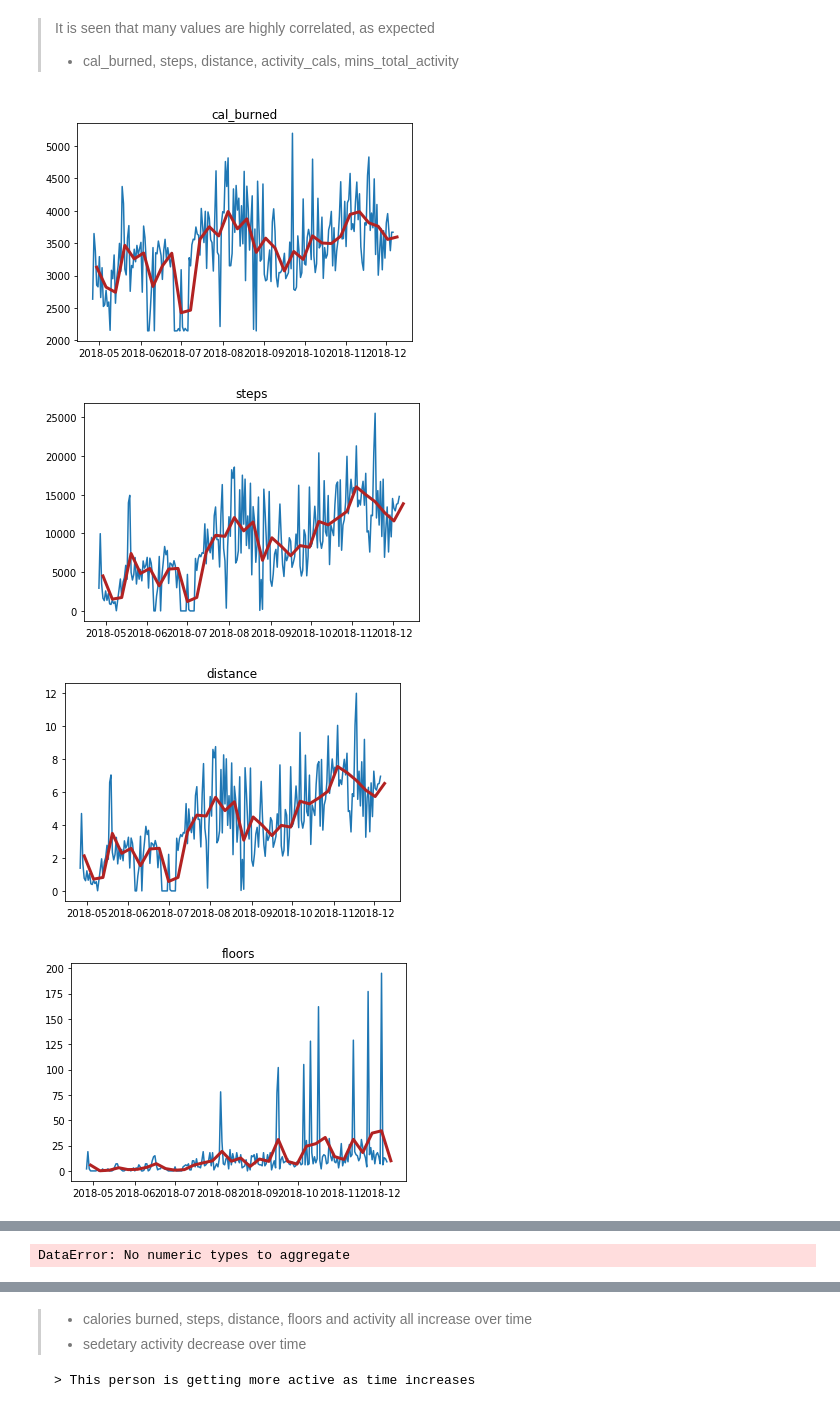
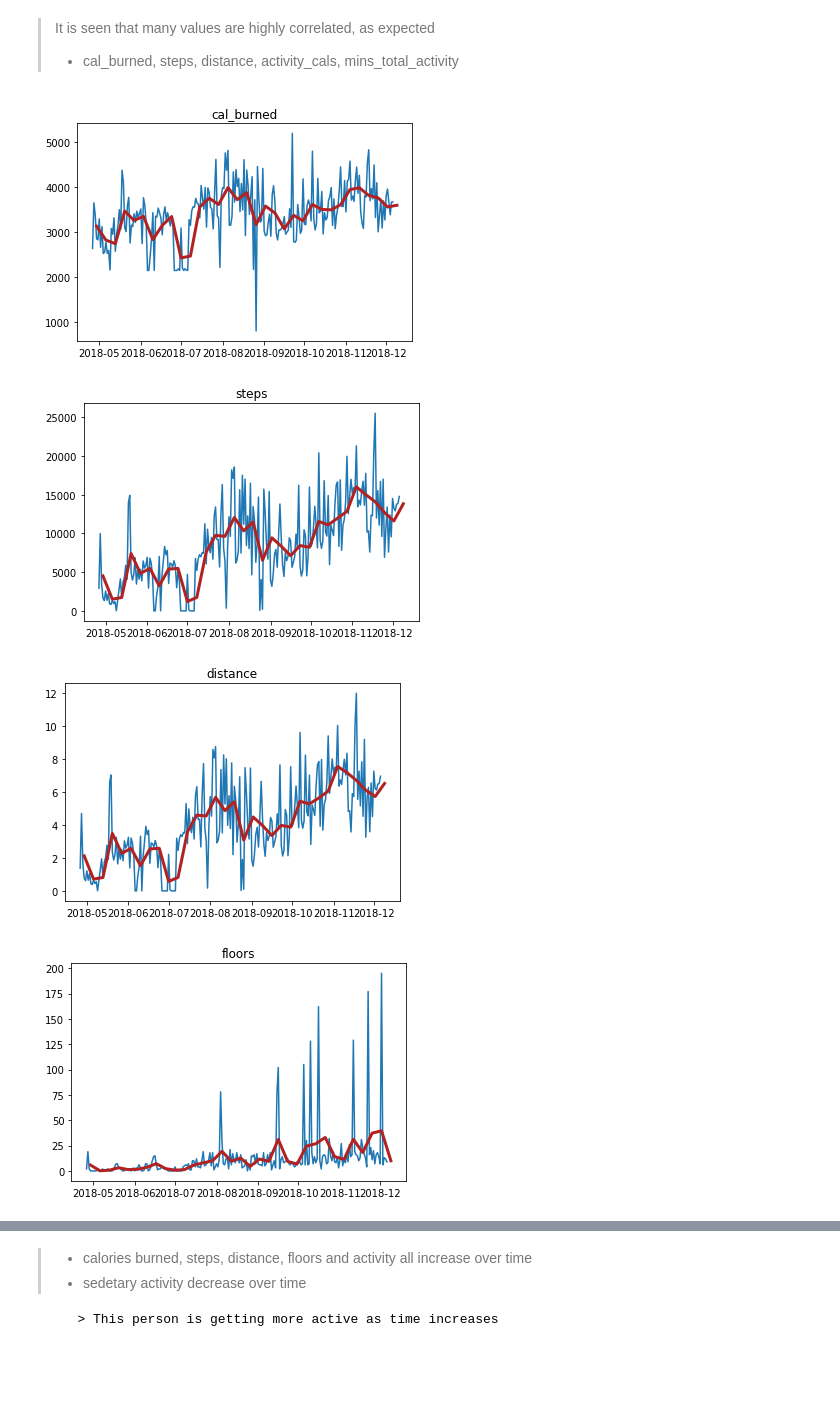
Before and after one commit to Dom-Misty/fit_bit_project, a Jupyter notebook: fitbit-pipeline.ipynb, the cells around one changed output, grey strips where cells are left out. Drawn from its saved outputs; the diff is of its cells as text; code cells hidden in the pictures; blank space fills up the shorter version.

```diff
--- a/fitbit-pipeline.ipynb
+++ b/fitbit-pipeline.ipynb
@@ -210,9 +214,9 @@ plt.show()
 > It is seen that many values are highly correlated, as expected
 > - cal_burned, steps, distance, activity_cals, mins_total_activity
 # %%
-explore.time_series_graphs(df)
+explore.time_series_graphs(df.drop(columns="day"))
 # %% [output]
-[figure, old version]
+[figure, new version]
 [figure]
 [figure]
 [figure]
@@ -222,4 +226,3 @@ explore.time_series_graphs(df)
 [figure]
 [figure]
 [figure]
-DataError: No numeric types to aggregate
```
Also changed, not shown: parts of 19 cells of this notebook.
